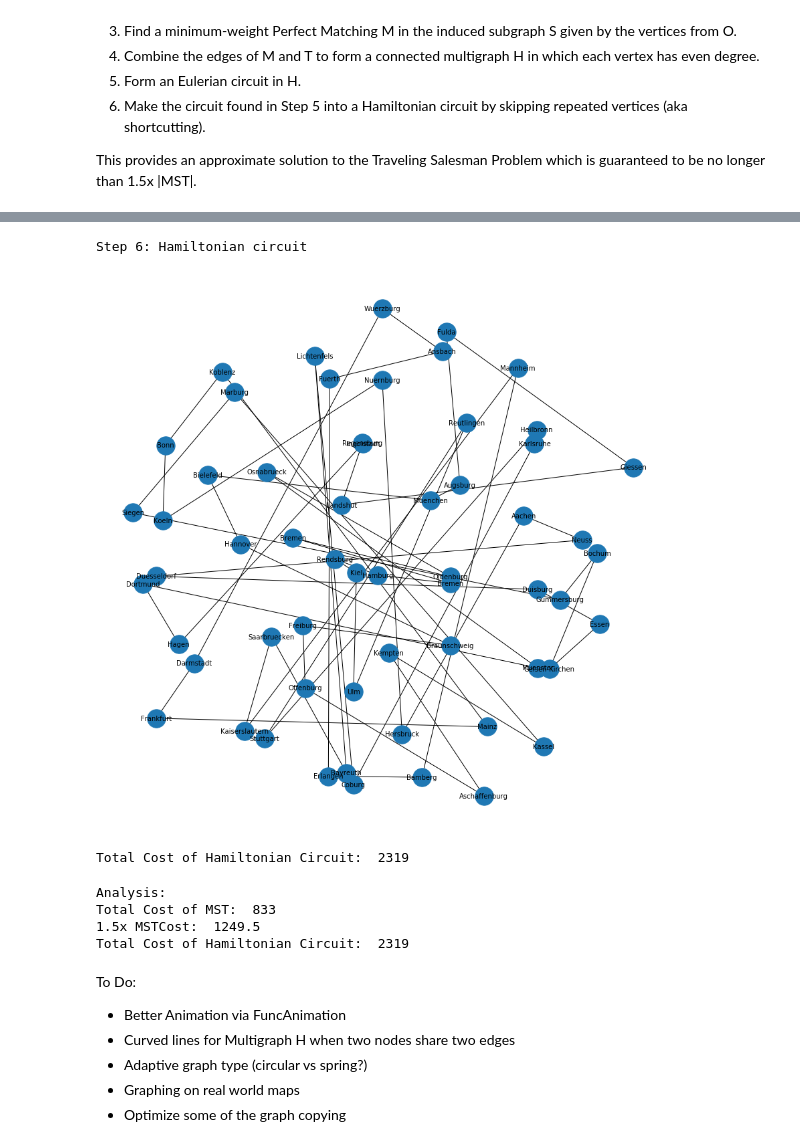
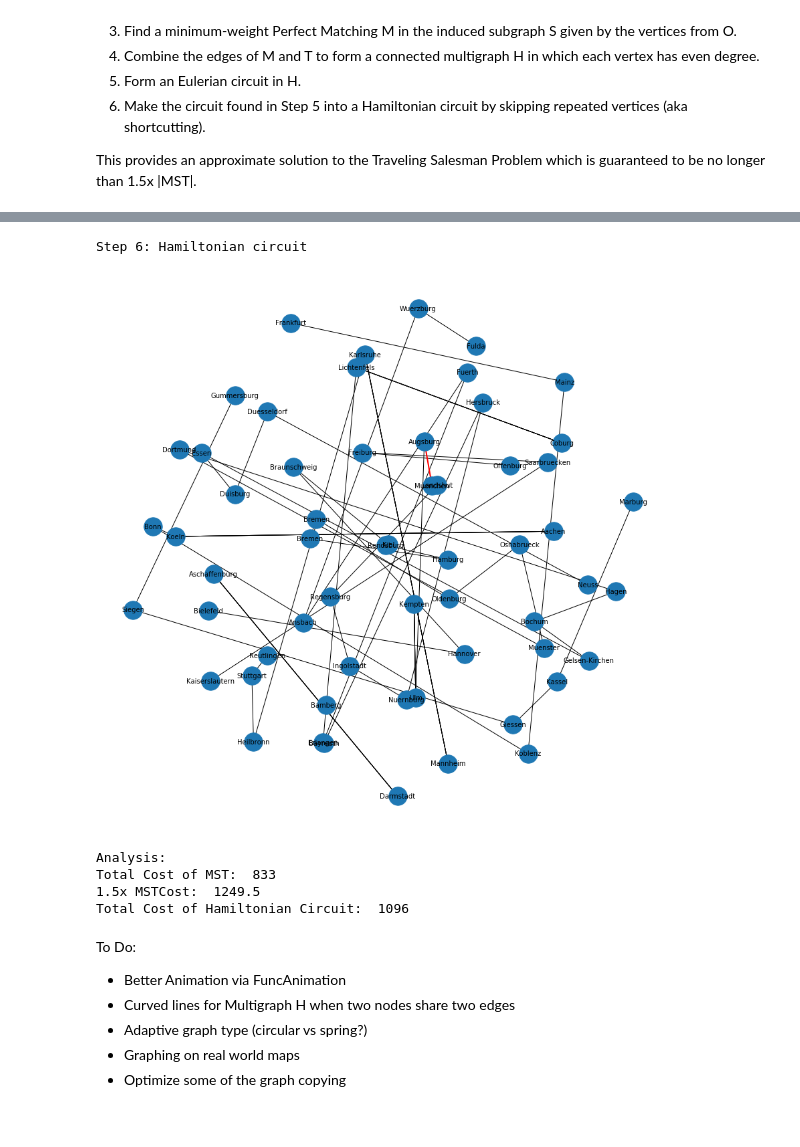
Before and after one commit to KaraMartin/Christofides, a Jupyter notebook: Christofides.ipynb, the cells around one changed output, grey strips where cells are left out. Saved outputs shown, nothing was run; the diff lists cells and outputs as text; code cells hidden in the pictures.

```diff
--- a/Christofides.ipynb
+++ b/Christofides.ipynb
@@ -256,36 +255,35 @@ Hamiltonian Circuit:  [0, 44, 7, 17, 25, 50, 48, 39, 21, 55, 24, 37, 3, 8, 26, 5
 hamCirc = [(hamiltonianCircuit[x],hamiltonianCircuit[x + 1]) for x in range(len(hamiltonianCircuit) - 1)]
 
 msg = "Step 6: Hamiltonian circuit"
 
 C = nx.Graph()
 C.edges(data=True)
 for (u,v) in hamCirc:
     w = getOriginalWeight(u,v)
     C.add_edge(u, v)
     C[u][v]['weight'] = w
 #print(C.edges(data=True))
 
 # Final shortcutted Hamiltonian Path may use edges that don't exist in H
 # So instead we process it with the original connected graph G
 
-# Animate = False
+Animate = True
 
 if Animate and not LargeGraph:
     HCost = AnimateCircuit(H, posG, mappingT, hamCirc, msg)
 else:
     print("Step 6: Hamiltonian circuit")
     plt.figure(3,figsize=(15,15))
     nx.draw_networkx_nodes(C, posG, node_size=750)
     nx.draw_networkx_labels(C, posG, mappingT, font_size=10, font_family="sans-serif", font_color='black')
     nx.draw_networkx_edges(C, posG, C.edges(), width=1, edge_color='black')
     plt.axis("off")
     plt.show()
     HCost = sum(nx.get_edge_attributes(C, 'weight').values())
     print("Total Cost of Hamiltonian Circuit: ", HCost)
 # %% [output]
 Step 6: Hamiltonian circuit
-[figure, old version]
+[figure, new version]
-Total Cost of Hamiltonian Circuit:  2319
 # %%
 print("Analysis:")
 print("Total Cost of MST: ", MSTCost)
@@ -295,7 +293,7 @@ print("Total Cost of Hamiltonian Circuit: ", HCost)
 Analysis:
 Total Cost of MST:  833
 1.5x MSTCost:  1249.5
-Total Cost of Hamiltonian Circuit:  2319
+Total Cost of Hamiltonian Circuit:  1096
 # %% [markdown]
 To Do:
   * Better Animation via FuncAnimation
```
Also changed, not shown: parts of 8 cells of this notebook.
